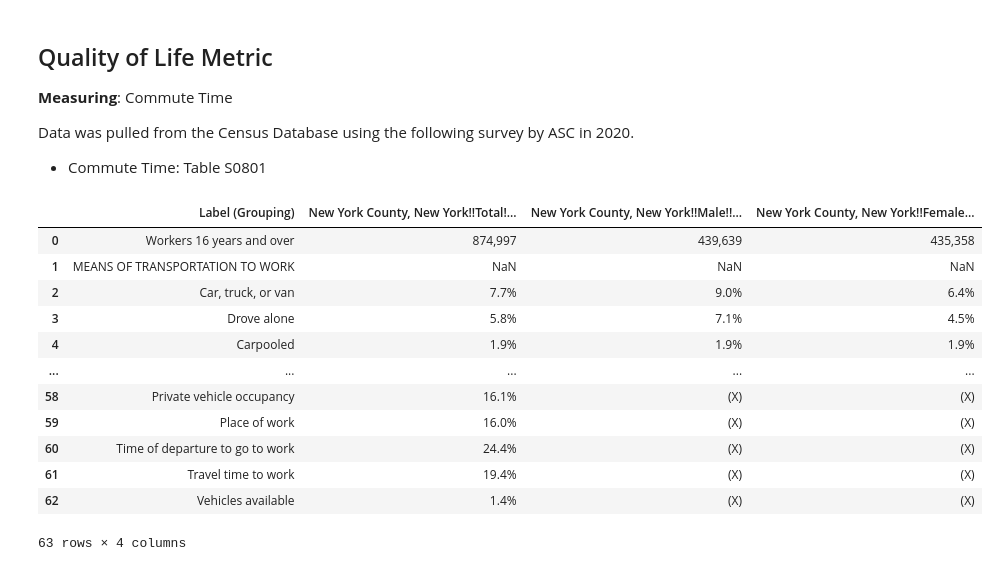
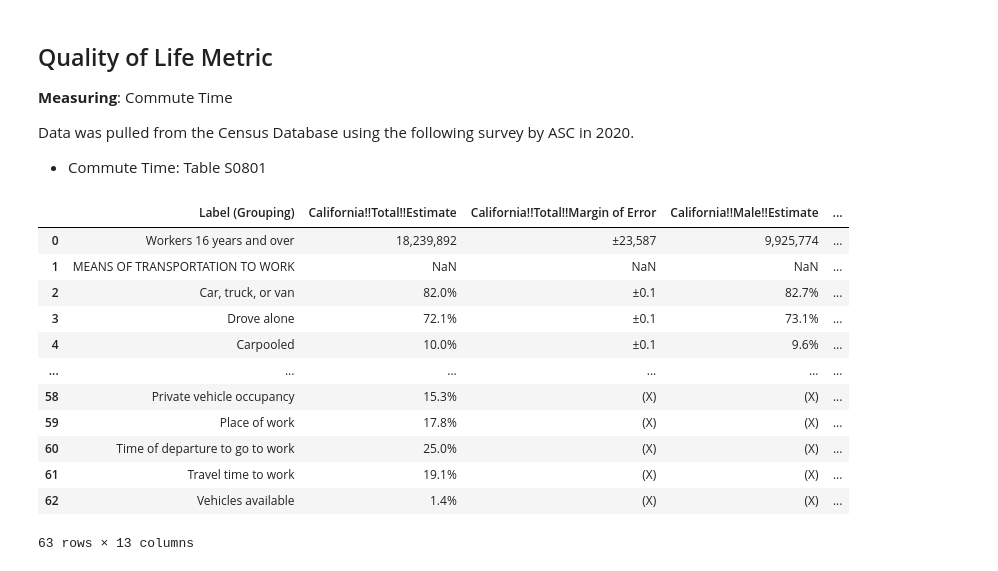
Before and after one commit to maddieemihle/major-city-visualization, a Jupyter notebook: data_files/los_angeles_data/Los Angeles Code.ipynb, the cells around one changed output. Drawn from its saved outputs; the diff is of its cells as text; code cells hidden in the pictures.

```diff
--- a/data_files/los_angeles_data/Los Angeles Code.ipynb
+++ b/data_files/los_angeles_data/Los Angeles Code.ipynb
@@ -335,22 +366,22 @@ Data was pulled from the Census Database using the following survey by ASC in 20
 * Commute Time: Table S0801
 # %%
 # Import csv file from commute time
-nyc_commute_data = '../ny_data/nyc_raw_data/nyc_commute.csv'
+la_commute_data = '..\los_angeles_data\la_raw_csv\LA_commute_time.csv'
 
 # Read the CSV file into a DataFrame
-nyc_commute_df = pd.read_csv(nyc_commute_data)
-nyc_commute_df
+la_commute_df = pd.read_csv(la_commute_data)
+la_commute_df
 # %% [output]
-|  | Label (Grouping) | New York County, New York!!Total!... | New York County, New York!!Male!!... | New York County, New York!!Female... |
-| 0 | Workers 16 years and over | 874,997 | 439,639 | 435,358 |
-| 1 | MEANS OF TRANSPORTATION TO WORK | NaN | NaN | NaN |
-| 2 | Car, truck, or van | 7.7% | 9.0% | 6.4% |
-| 3 | Drove alone | 5.8% | 7.1% | 4.5% |
-| 4 | Carpooled | 1.9% | 1.9% | 1.9% |
-| ... | ... | ... | ... | ... |
-| 58 | Private vehicle occupancy | 16.1% | (X) | (X) |
-| 59 | Place of work | 16.0% | (X) | (X) |
-| 60 | Time of departure to go to work | 24.4% | (X) | (X) |
-| 61 | Travel time to work | 19.4% | (X) | (X) |
-| 62 | Vehicles available | 1.4% | (X) | (X) |
+|  | Label (Grouping) | California!!Total!!Estimate | California!!Total!!Margin of Error | California!!Male!!Estimate | ... |
+| 0 | Workers 16 years and over | 18,239,892 | ±23,587 | 9,925,774 | ... |
+| 1 | MEANS OF TRANSPORTATION TO WORK | NaN | NaN | NaN | ... |
+| 2 | Car, truck, or van | 82.0% | ±0.1 | 82.7% | ... |
+| 3 | Drove alone | 72.1% | ±0.1 | 73.1% | ... |
+| 4 | Carpooled | 10.0% | ±0.1 | 9.6% | ... |
+| ... | ... | ... | ... | ... | ... |
+| 58 | Private vehicle occupancy | 15.3% | (X) | (X) | ... |
+| 59 | Place of work | 17.8% | (X) | (X) | ... |
+| 60 | Time of departure to go to work | 25.0% | (X) | (X) | ... |
+| 61 | Travel time to work | 19.1% | (X) | (X) | ... |
+| 62 | Vehicles available | 1.4% | (X) | (X) | ... |
-63 rows × 4 columns
+63 rows × 13 columns
```
Also changed, not shown: parts of 38 cells of this notebook, 1 other file.
